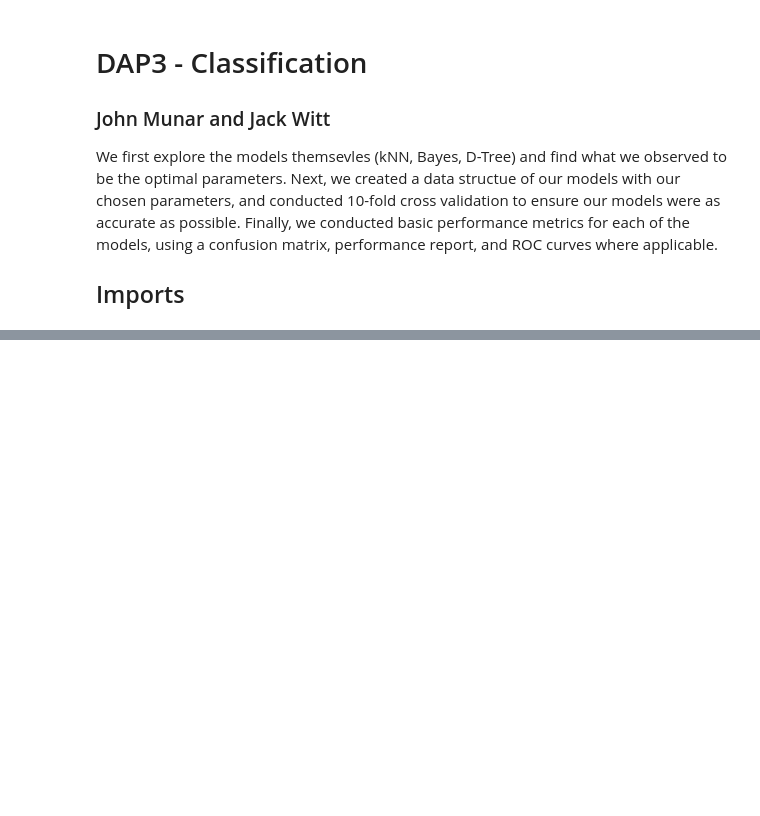
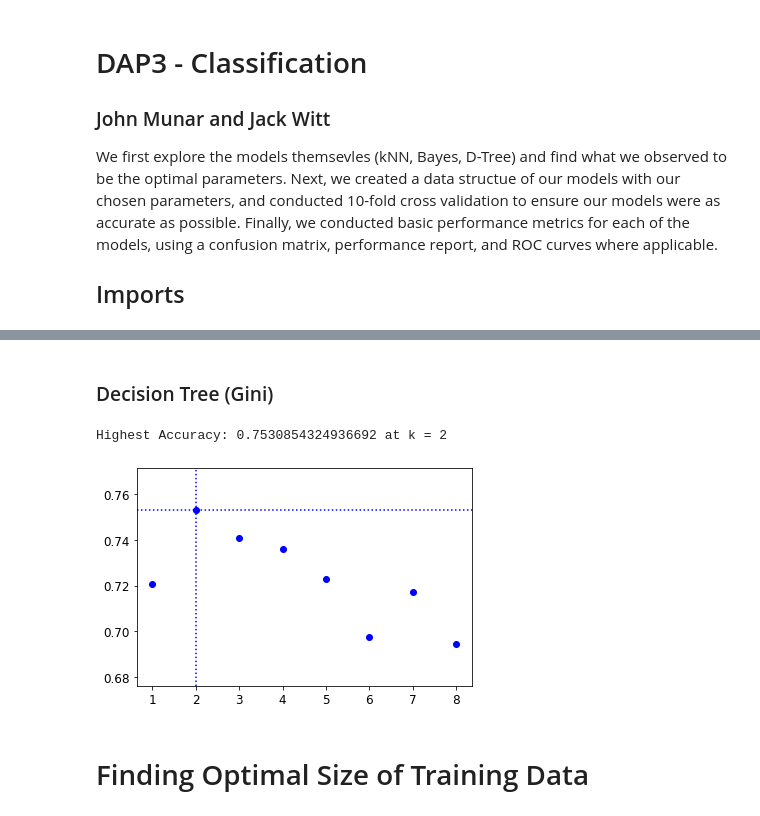
Before and after one commit to WafflesAreFriends/CPSC-4310-Stocks, a Jupyter notebook: DAP3/jteam_DAP3.ipynb, the cells around one changed output, grey strips where cells are left out. Drawn from its saved outputs; the diff is of its cells as text; code cells hidden in the pictures; blank space fills up the shorter version.

```diff
--- a/DAP3/jteam_DAP3.ipynb
+++ b/DAP3/jteam_DAP3.ipynb
@@ -542,0 +158,34 @@ In conclusion, we feel our models performed decently given the skew of the data.
+# %% [markdown]
+### Decision Tree (Gini)
+# %%
+# find optimal depth
+scores = []
+for d in depth_range:
+    tree = DecisionTreeClassifier(max_depth=d, criterion='gini')
+    cv_scores = []
+
+    for train_index, val_index in kf.split(X_train_scaled):
+        cv_X_train = X_train.iloc[train_index]
+        cv_X_val   = X_train.iloc[val_index]
+        cv_y_train = y_train.iloc[train_index]
+        cv_y_val   = y_train.iloc[val_index]
+
+        tree.fit(cv_X_train, cv_y_train)
+        cv_scores.append(tree.score(cv_X_val, cv_y_val))
+
+    # plot mean cv performance
+    scores.append(np.mean(cv_scores))
+
+# plot maximum
+plt.scatter(depth_range, scores, c='b')
+m = max(scores)
+m_index = scores.index(m)+1
+plt.axvline(x=m_index, color='b', linestyle=':')
+plt.axhline(y=m, color='b', linestyle=':')
+print('Highest Accuracy:',m,'at k =',m_index)
+OPTIMAL_GI_DEPTH = m_index
+# %% [output]
+Highest Accuracy: 0.7530854324936692 at k = 2
+[figure, added]
+# %% [markdown]
+# Finding Optimal Size of Training Data
```
Also changed, not shown: parts of 53 cells of this notebook, 2 other files.
